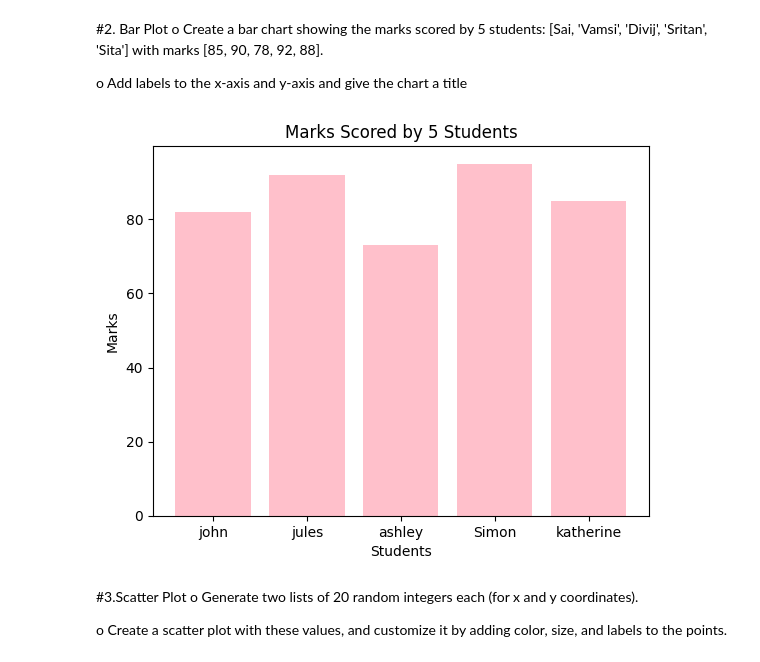
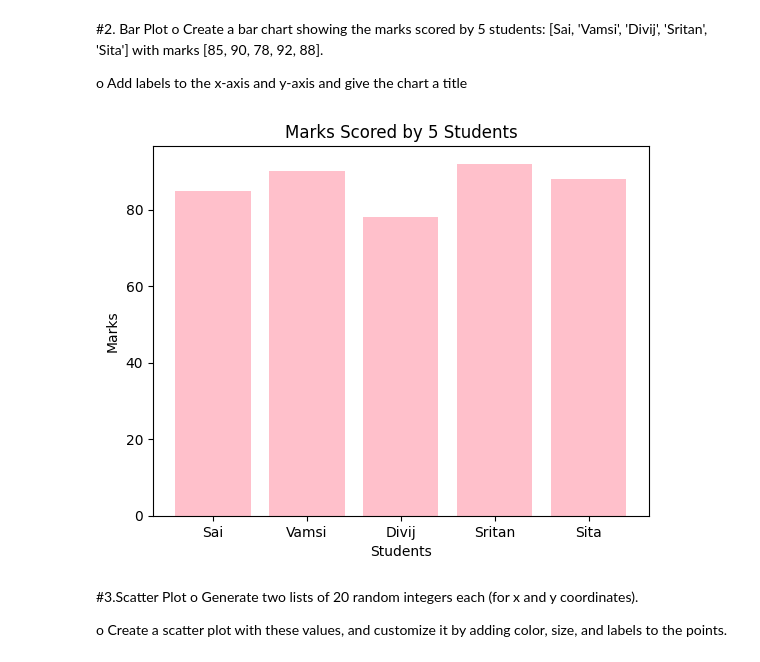
Before and after one commit to ALOUKIKA576/MLworkshop, a Jupyter notebook: MLassignment3.ipynb, the cells around one changed output. Cells and saved outputs as stored; diff of their text form; code cells hidden in the pictures.

```diff
--- a/MLassignment3.ipynb
+++ b/MLassignment3.ipynb
@@ -30,15 +30,15 @@ o Create a bar chart showing the marks scored by 5 students: [Sai, 'Vamsi',
 o Add labels to the x-axis and y-axis and give the chart a title
 # %%
 import matplotlib.pyplot as plt
-students = ['john', 'jules', 'ashley', 'Simon', 'katherine']
-marks = [82, 92, 73, 95, 85]
+students = ['Sai', 'Vamsi', 'Divij', 'Sritan', 'Sita']
+marks = [85, 90, 78, 92, 88]
 plt.bar(students, marks, color='pink')
 plt.xlabel('Students')
 plt.ylabel('Marks')
 plt.title('Marks Scored by 5 Students')
 plt.show()
 # %% [output]
-[figure, old version]
+[figure, new version]
 # %% [markdown]
 #3.Scatter Plot
 o Generate two lists of 20 random integers each (for x and y coordinates).
```
